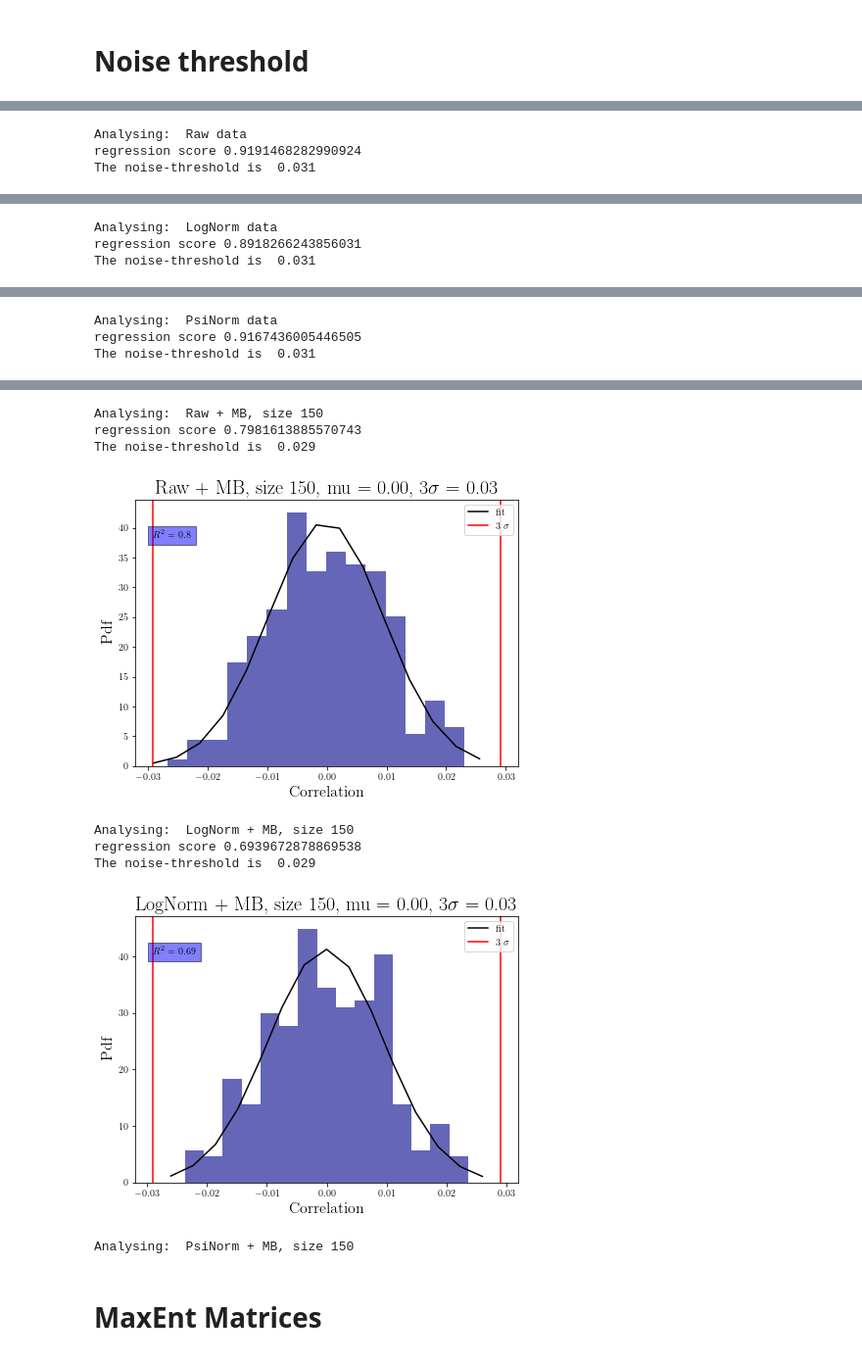
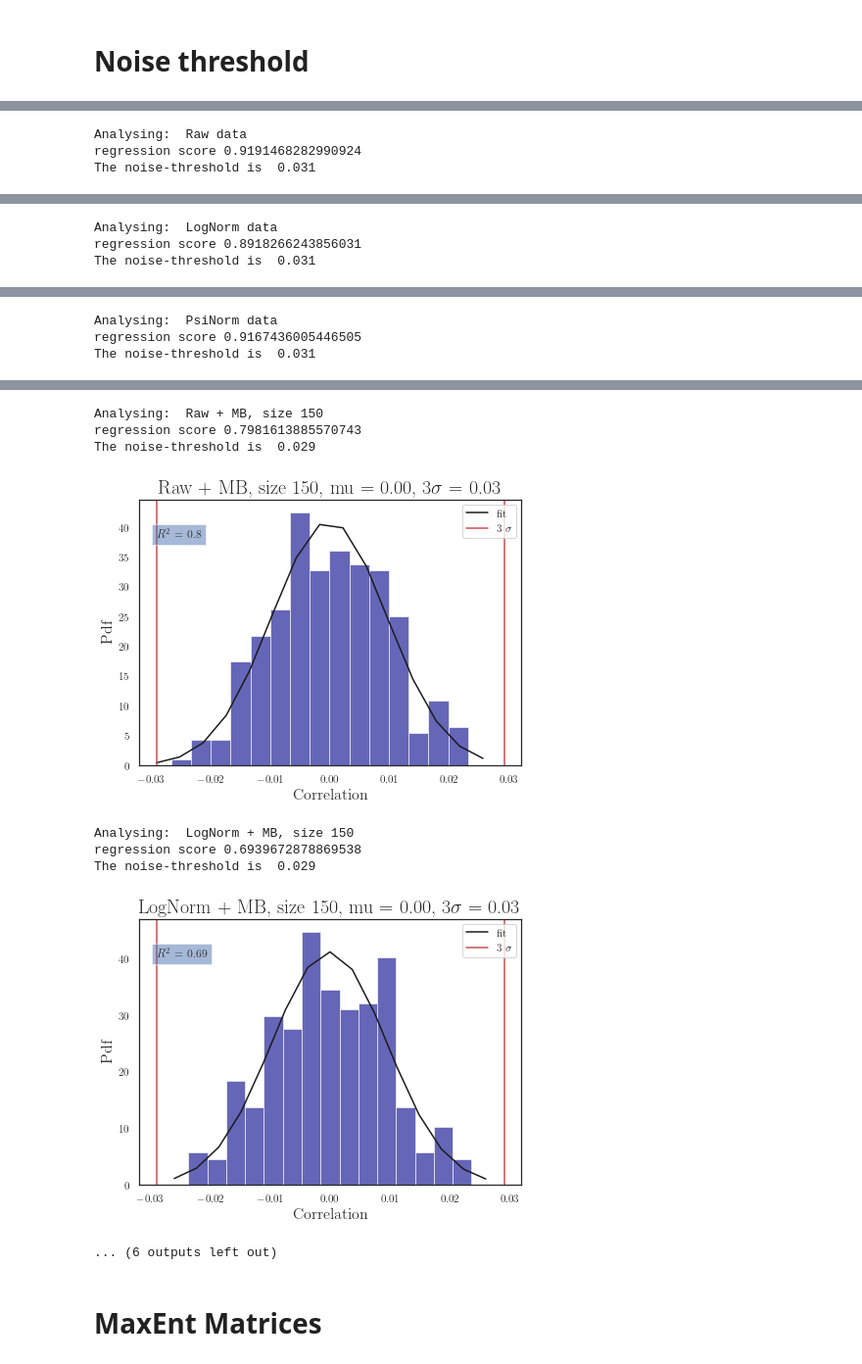
Before and after one commit to CleliaCorridori/GRN_Inference_CODE, a Jupyter notebook: MaxEntMethod.ipynb, the cells around one changed output, grey strips where cells are left out. Shown at 98% size. Drawn from its saved outputs; the diff is of its cells as text; code cells hidden in the pictures.

```diff
--- a/MaxEntMethod.ipynb
+++ b/MaxEntMethod.ipynb
@@ -27,5 +27,9 @@ import lib.funcs_sanity as funcs_sanity
 %load_ext autoreload
 %autoreload 2
 
-matplotlib.rc('font', **{'family': 'serif', 'serif': ['Computer Modern']})
+# matplotlib.rc('font', **{'family': 'serif', 'serif': ['Computer Modern']})
+# matplotlib.rc('text', usetex=True)
+
 matplotlib.rc('text', usetex=True)
+sns.set(font='Avenir')
+sns.set(style="white")
@@ -230,8 +233,7 @@ for i in range(len(df_list)):
     print("Analysing: ", df_name[i])
     TP_frac_rnd, info_int_rnd, corr_matrices = funcs_sanity.shuffle_dataframe(df_list[i], genes_order, TPtrial_list, inferred_int_thr = 0, N_test=1000, method="MaxEnt")
     # funcs_sanity.plot_TP_fraction(TP_frac_rnd, df_name[i])
-    if i ==2:
-        all_cm=  np.array([x for x in corr_matrices.flatten() if ~np.isnan(x)])
+
     funcs_sanity.fit_normal_distribution(corr_matrices, noise_thr=3, text=df_name[i], Nbins=15)
 # %% [output]
 Analysing:  Bulk data
@@ -253,12 +255,12 @@ The noise-threshold is  0.031
 Analysing:  Raw + MB, size 150
 regression score 0.7981613885570743
 The noise-threshold is  0.029
-[figure, old version]
+[figure, new version]
 Analysing:  LogNorm + MB, size 150
 regression score 0.6939672878869538
 The noise-threshold is  0.029
-[figure, old version]
+[figure, new version]
-Analysing:  PsiNorm + MB, size 150
+... (6 outputs left out)
 # %% [markdown]
 # MaxEnt Matrices
 # %%
```
Also changed, not shown: parts of 19 cells of this notebook, 6 other files.
